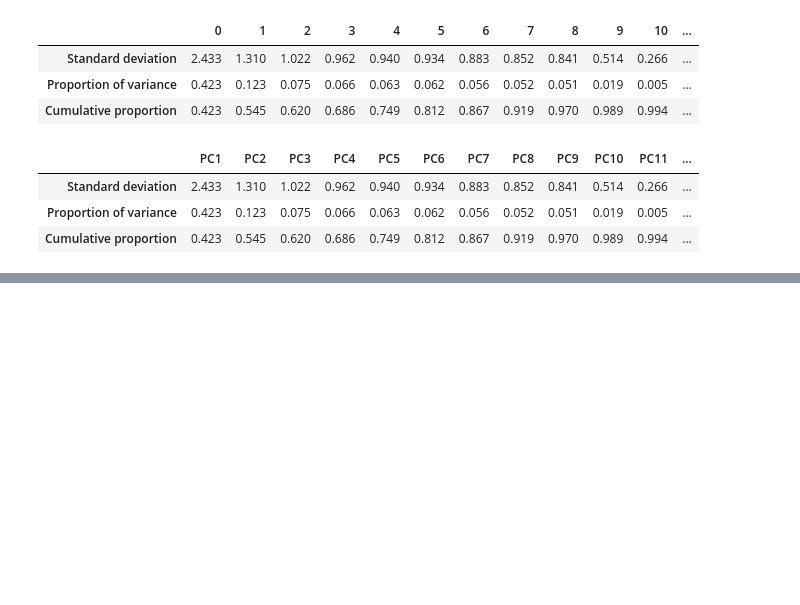
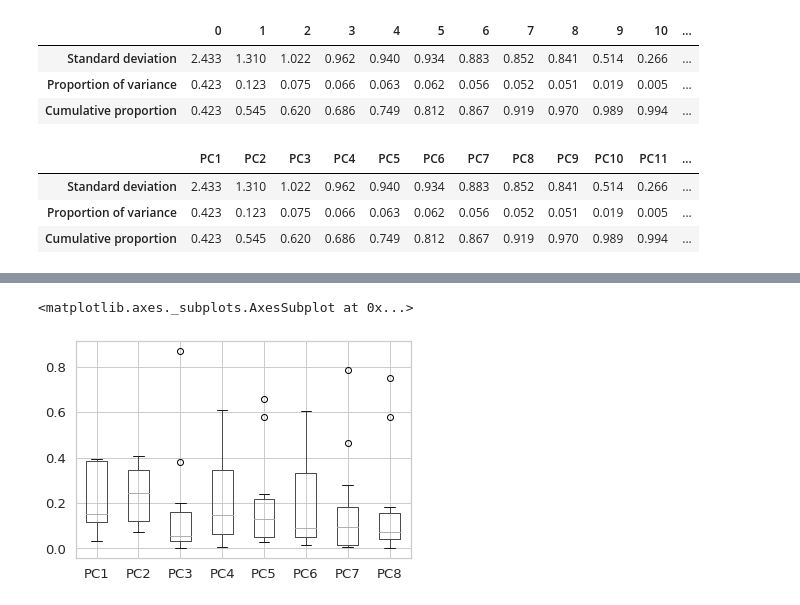
Before and after one commit to PosgradoMNA/actividades-de-aprendizaje-DGarcia-A01086411, a Jupyter notebook: Actividad_Semana_7_6_Visualización.ipynb, the cells around one changed output, grey strips where cells are left out. Cells and saved outputs as stored; diff of their text form; code cells hidden in the pictures; blank space fills up the shorter version.

```diff
--- a/Actividad_Semana_7_6_Visualización.ipynb
+++ b/Actividad_Semana_7_6_Visualización.ipynb
@@ -298,0 +393,8 @@ pcsSummary
+# %%
+#Box plot
+from seaborn.categorical import boxplot
+boxplot=pcsComponents_df.iloc[:,:8]
+boxplot.boxplot()
+# %% [output]
+<matplotlib.axes._subplots.AxesSubplot at 0x...>
+[figure, added]
```
Also changed, not shown: parts of 11 cells of this notebook.
